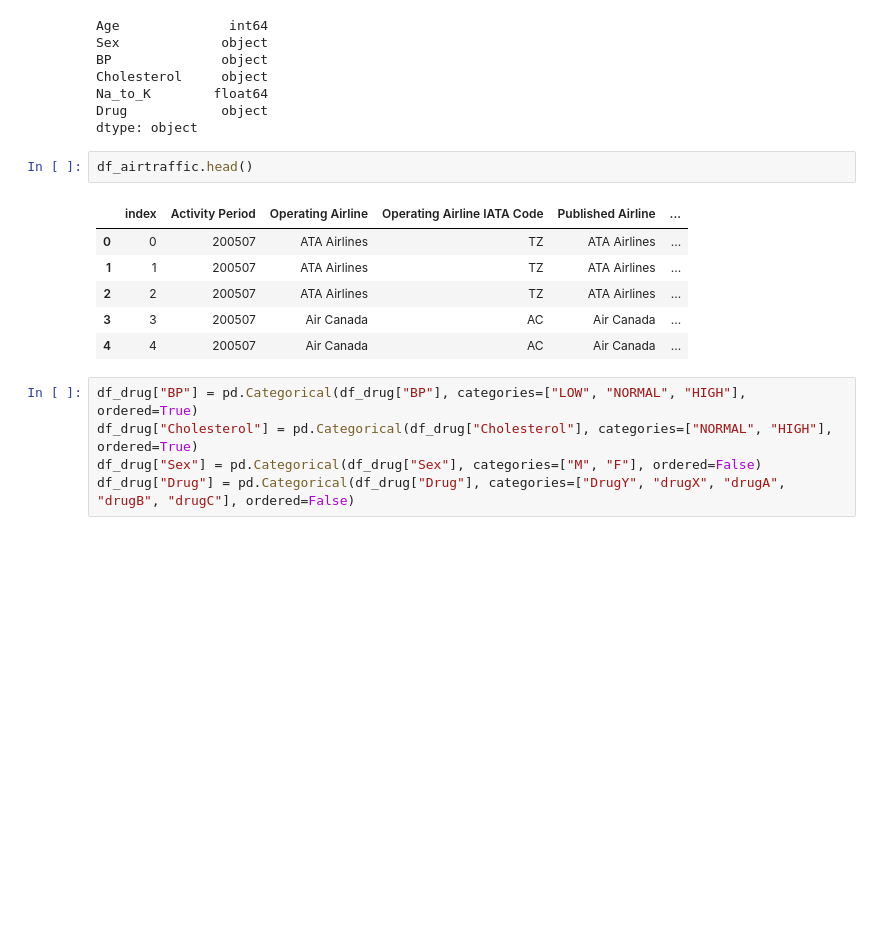
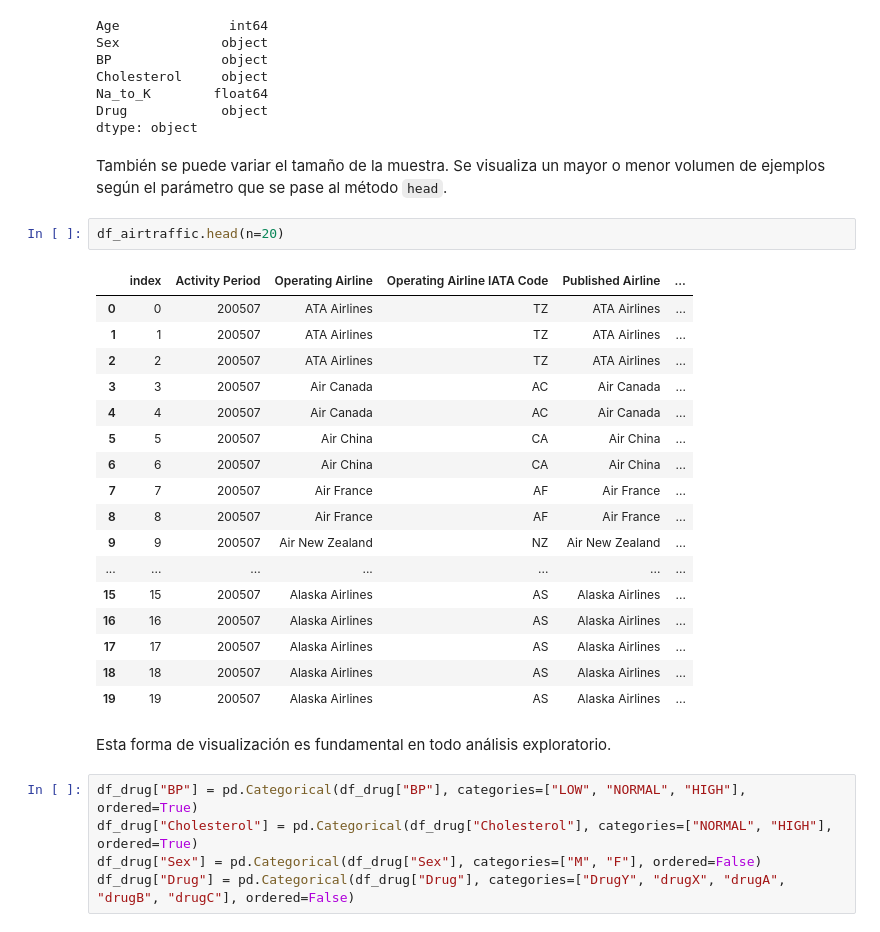
Before and after one commit to mrf1989/5rua-visualization, a Jupyter notebook: src/visualization.ipynb, the cells around one changed output. Saved outputs shown, nothing was run; the diff lists cells and outputs as text; blank space fills up the shorter version.

```diff
--- a/src/visualization.ipynb
+++ b/src/visualization.ipynb
@@ -290,15 +291,30 @@ Cholesterol     object
 Na_to_K        float64
 Drug            object
 dtype: object
+# %% [markdown]
+También se puede variar el tamaño de la muestra. Se visualiza un mayor o menor volumen de ejemplos según el parámetro que se pase al método `head`.
 # %%
-df_airtraffic.head()
+df_airtraffic.head(n=20)
 # %% [output]
 |  | index | Activity Period | Operating Airline | Operating Airline IATA Code | Published Airline | ... |
 | 0 | 0 | 200507 | ATA Airlines | TZ | ATA Airlines | ... |
 | 1 | 1 | 200507 | ATA Airlines | TZ | ATA Airlines | ... |
 | 2 | 2 | 200507 | ATA Airlines | TZ | ATA Airlines | ... |
 | 3 | 3 | 200507 | Air Canada | AC | Air Canada | ... |
 | 4 | 4 | 200507 | Air Canada | AC | Air Canada | ... |
+| 5 | 5 | 200507 | Air China | CA | Air China | ... |
+| 6 | 6 | 200507 | Air China | CA | Air China | ... |
+| 7 | 7 | 200507 | Air France | AF | Air France | ... |
+| 8 | 8 | 200507 | Air France | AF | Air France | ... |
+| 9 | 9 | 200507 | Air New Zealand | NZ | Air New Zealand | ... |
+| ... | ... | ... | ... | ... | ... | ... |
+| 15 | 15 | 200507 | Alaska Airlines | AS | Alaska Airlines | ... |
+| 16 | 16 | 200507 | Alaska Airlines | AS | Alaska Airlines | ... |
+| 17 | 17 | 200507 | Alaska Airlines | AS | Alaska Airlines | ... |
+| 18 | 18 | 200507 | Alaska Airlines | AS | Alaska Airlines | ... |
+| 19 | 19 | 200507 | Alaska Airlines | AS | Alaska Airlines | ... |
+# %% [markdown]
+Esta forma de visualización es fundamental en todo análisis exploratorio.
 # %%
 df_drug["BP"] = pd.Categorical(df_drug["BP"], categories=["LOW", "NORMAL", "HIGH"], ordered=True)
 df_drug["Cholesterol"] = pd.Categorical(df_drug["Cholesterol"], categories=["NORMAL", "HIGH"], ordered=True)
```
Also changed, not shown: parts of 10 cells of this notebook.
